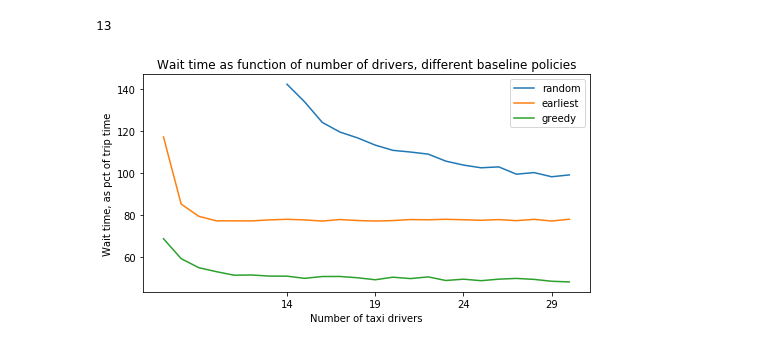
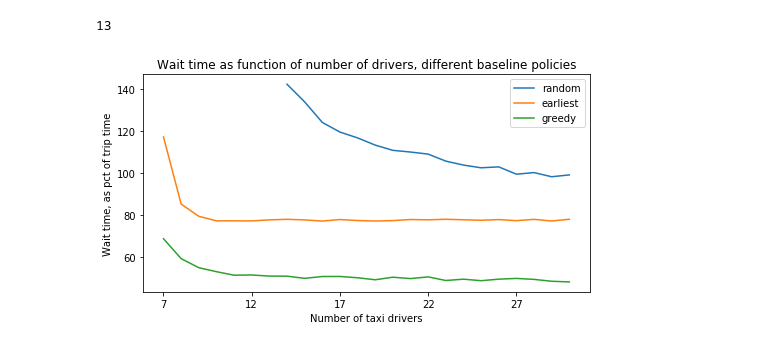
Before and after one commit to FabioPru/nyc-taxi, a Jupyter notebook: baseline.ipynb, the cells around one changed output. Saved outputs shown, nothing was run; the diff lists cells and outputs as text; code cells hidden in the pictures.

Commit message:
New baseline picture

```diff
--- a/baseline.ipynb
+++ b/baseline.ipynb
@@ -47,8 +48,12 @@ Approx 58.8  pct of avg trip time
 # So a value of 20 would mean the customer waits on average 20% of the length of the trip
 # %%
 # Takes 1 minute to run
+baselines = {}
 for name, mdp in MDP.items():
     print("MDP ", name)
+    baselines[name] = {'random': mdp.eval(policy_random, no_iter=100000, return_pct_trip=True),
+                       'earliest': mdp.eval(policy_earliest_free, no_iter=100000, return_pct_trip=True),
+                       'greedy': mdp.eval(policy_greedy(mdp), no_iter=100000, return_pct_trip=True)}
     print("   policy_random:       ", round(mdp.eval(policy_random, no_iter=100000, return_pct_trip=True)))
     print("   policy_earliest_free:", round(mdp.eval(policy_earliest_free, no_iter=100000, return_pct_trip=True)))
     print("   policy_greedy:       ", round(mdp.eval(policy_greedy(mdp), no_iter=100000, return_pct_trip=True)))
@@ -89,18 +145,18 @@ for k in Ks:
 # %%
 plt.figure(figsize=(8, 4))
 
 print_K = {'random': list(range(14, 31)),
            'earliest': list(range(7, 31)),
            'greedy': list(range(7, 31))}
 for policy in ['random', 'earliest', 'greedy']:
     plt.plot(print_K[policy], [wait_times[k][policy] for k in print_K[policy]], label=policy)
 
-plt.xticks(print_K['random'][::5], [str(k) for k in print_K['random'][::5]])
+plt.xticks(print_K['greedy'][::5], [str(k) for k in print_K['greedy'][::5]])
 plt.title("Wait time as function of number of drivers, different baseline policies")
 plt.xlabel("Number of taxi drivers")
 plt.ylabel("Wait time, as pct of trip time")
 plt.legend()
 
 plt.savefig("img/baselines_vs_K.png")
 # %% [output]
-[figure, old version]
+[figure, new version]
```
Also changed, not shown: parts of 4 cells of this notebook, 1 other file.
